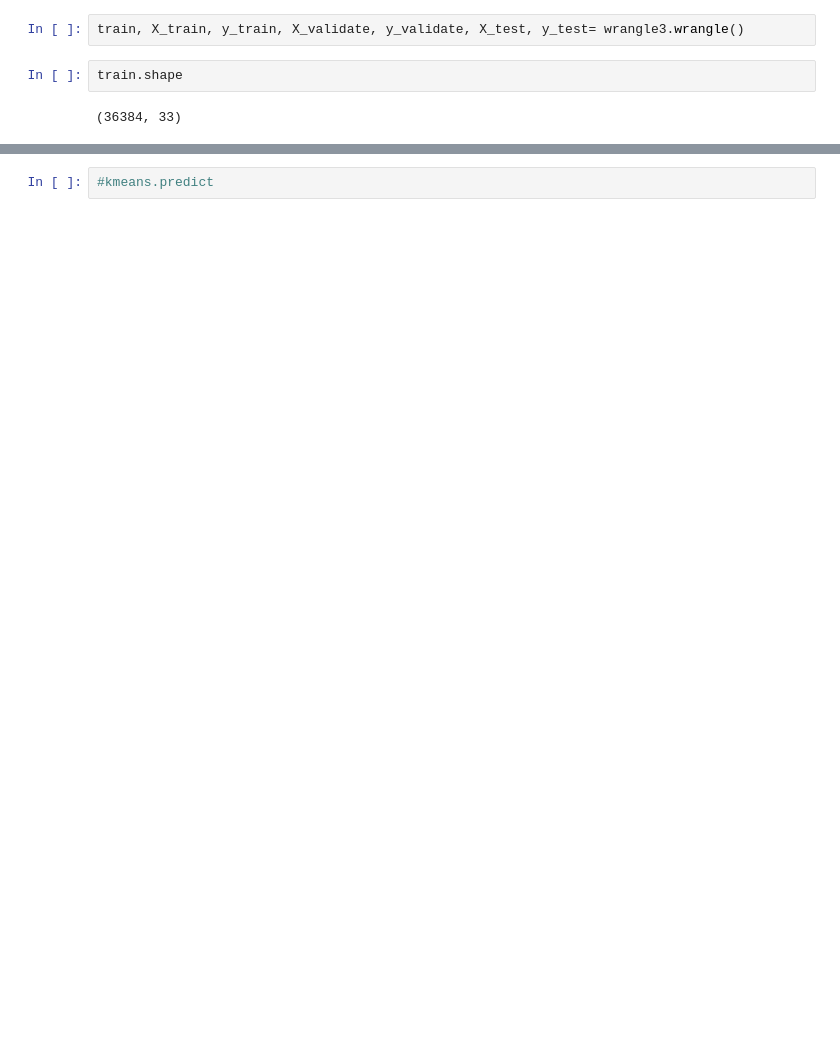
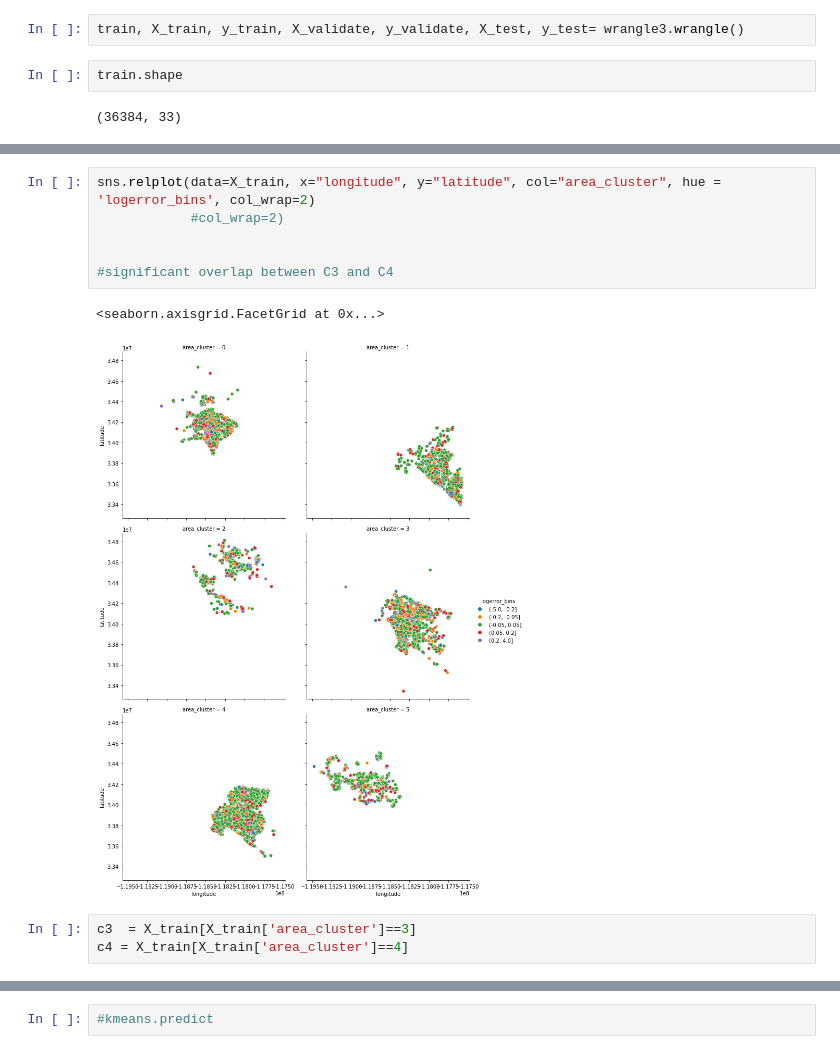
Before and after one commit to Zillow-Project-JG-DN/clustering-project-jgdn, a Jupyter notebook: dn_scratchpad.ipynb, the cells around one changed output, grey strips where cells are left out. Saved outputs shown, nothing was run; the diff lists cells and outputs as text; blank space fills up the shorter version.

```diff
--- a/dn_scratchpad.ipynb
+++ b/dn_scratchpad.ipynb
@@ -62,0 +76,12 @@ AttributeError: 'DataFrame' object has no attribute 'area_cluster'
+# %%
+sns.relplot(data=X_train, x="longitude", y="latitude", col="area_cluster", hue = 'logerror_bins', col_wrap=2)
+            #col_wrap=2)
+
+
+#significant overlap between C3 and C4
+# %% [output]
+<seaborn.axisgrid.FacetGrid at 0x...>
+[figure, added]
+# %%
+c3  = X_train[X_train['area_cluster']==3]
+c4 = X_train[X_train['area_cluster']==4]
```
Also changed, not shown: parts of 28 cells of this notebook, 1 other file.
